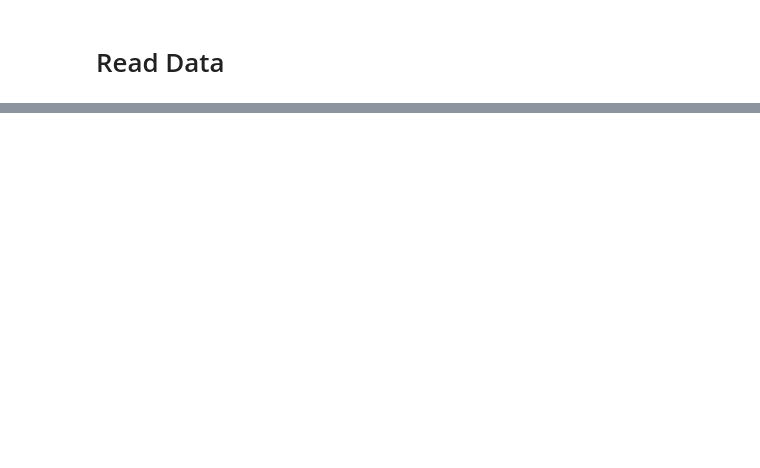
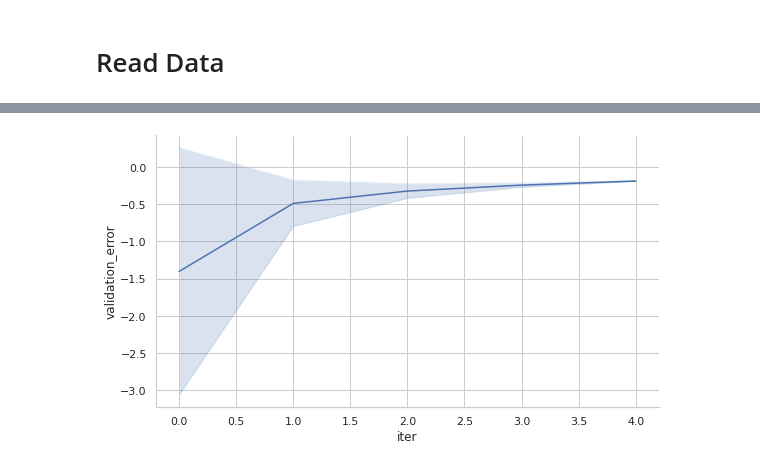
Before and after one commit to rolayoalarcon/OlayoAlarcon_automl_ws21, a Jupyter notebook: experiments.ipynb, the cells around one changed output, grey strips where cells are left out. Cells and saved outputs as stored; diff of their text form; code cells hidden in the pictures; blank space fills up the shorter version.

```diff
--- a/experiments.ipynb
+++ b/experiments.ipynb
@@ -18,0 +110,28 @@ churn_df["number_customer_service_calls"] = churn_df["number_customer_service_ca
+# %%
+xdf = churn_automl.loc[(churn_automl["champion"] == "champion") & (churn_automl["hyperband_iter"] == 0),
+             ["iter", "mean_test_score"]]
+# %%
+mean_iter = xdf.groupby("iter")["mean_test_score"].mean()
+# %%
+std_iter = xdf.groupby("iter")["mean_test_score"].std()
+# %%
+x = mean_iter.index
+# %%
+# Compute upper and lower bounds using chosen uncertainty measure: here
+# it is a fraction of the standard deviation of measurements at each
+# time point based on the unbiased sample variance
+lower = mean_iter - std_iter
+upper = mean_iter + std_iter
+
+# Draw plot with error band and extra formatting to match seaborn style
+fig, ax = plt.subplots(figsize=(9,5))
+ax.plot(x, mean_iter, label='signal mean')
+ax.plot(x, lower, color='tab:blue', alpha=0.1)
+ax.plot(x, upper, color='tab:blue', alpha=0.1)
+ax.fill_between(x, lower, upper, alpha=0.2)
+ax.set_xlabel('iter')
+ax.set_ylabel('validation_error')
+ax.spines['top'].set_visible(False)
+ax.spines['right'].set_visible(False)
+# %% [output]
+[figure, added]
```
Also changed, not shown: parts of 35 cells of this notebook, 15 other files.
